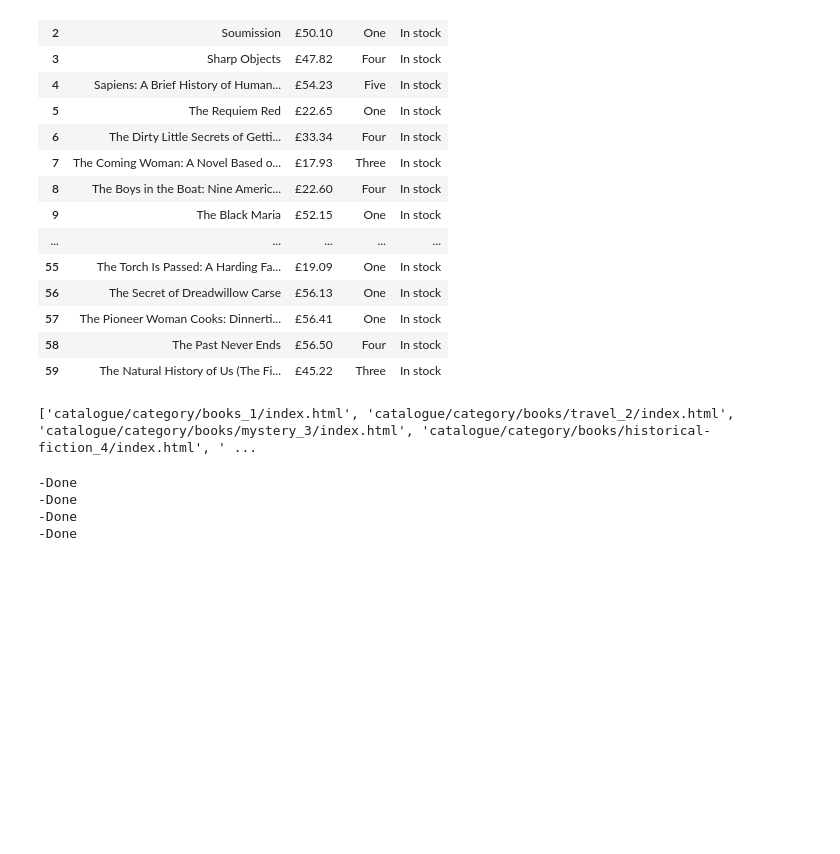
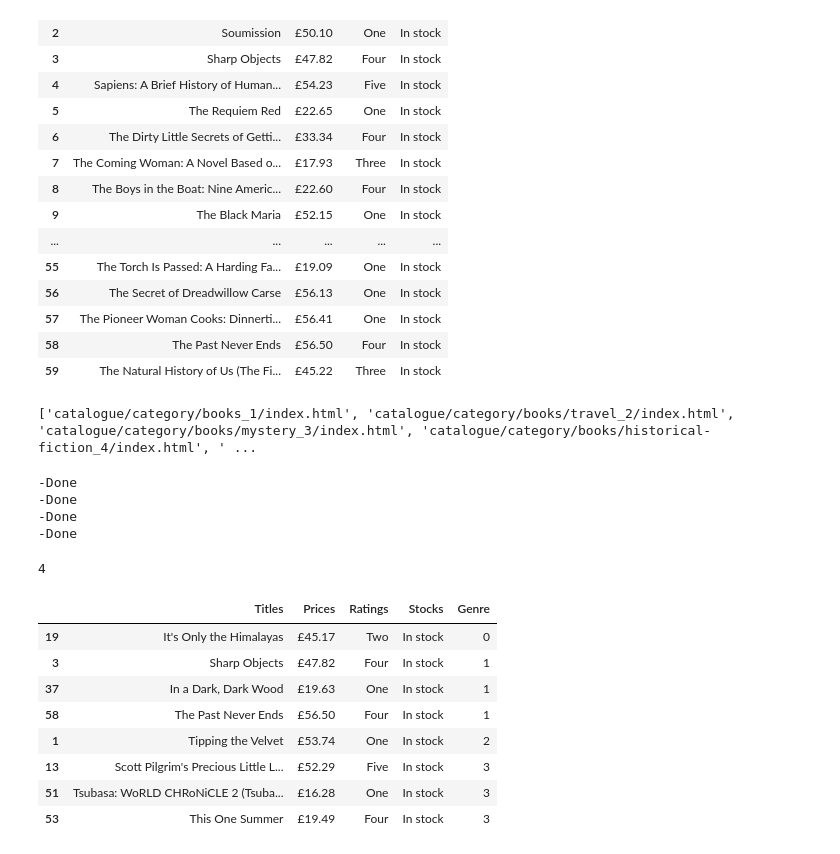
Before and after one commit to PJRyn/WebScrapeVisualisation, a Jupyter notebook: web-scraper.ipynb, the cells around one changed output. Cells and saved outputs as stored; diff of their text form; code cells hidden in the pictures; blank space fills up the shorter version.

```diff
--- a/web-scraper.ipynb
+++ b/web-scraper.ipynb
@@ -117,3 +114,30 @@ for x in range(1,5):
 -Done
 -Done
 -Done
+# %%
+len(generaCollection)
+# %% [output]
+4
+# %%
+toAdd = pd.DataFrame()
+ahh = pd.DataFrame()
+woo = True
+for x in range(0,4):
+    while woo == True:
+        ahh = ahh.append(scrape_df[scrape_df['Titles'].isin(generaCollection[x])])
+        ahh['Genre'] = x
+        woo = False
+    woo = True
+    toAdd = toAdd.append(ahh)
+    ahh.drop(ahh.index, inplace=True)
+toAdd
+# %% [output]
+|  | Titles | Prices | Ratings | Stocks | Genre |
+| 19 | It's Only the Himalayas | £45.17 | Two | In stock | 0 |
+| 3 | Sharp Objects | £47.82 | Four | In stock | 1 |
+| 37 | In a Dark, Dark Wood | £19.63 | One | In stock | 1 |
+| 58 | The Past Never Ends | £56.50 | Four | In stock | 1 |
+| 1 | Tipping the Velvet | £53.74 | One | In stock | 2 |
+| 13 | Scott Pilgrim's Precious Little L... | £52.29 | Five | In stock | 3 |
+| 51 | Tsubasa: WoRLD CHRoNiCLE 2 (Tsuba... | £16.28 | One | In stock | 3 |
+| 53 | This One Summer | £19.49 | Four | In stock | 3 |
```
Also changed, not shown: parts of 5 cells of this notebook.
